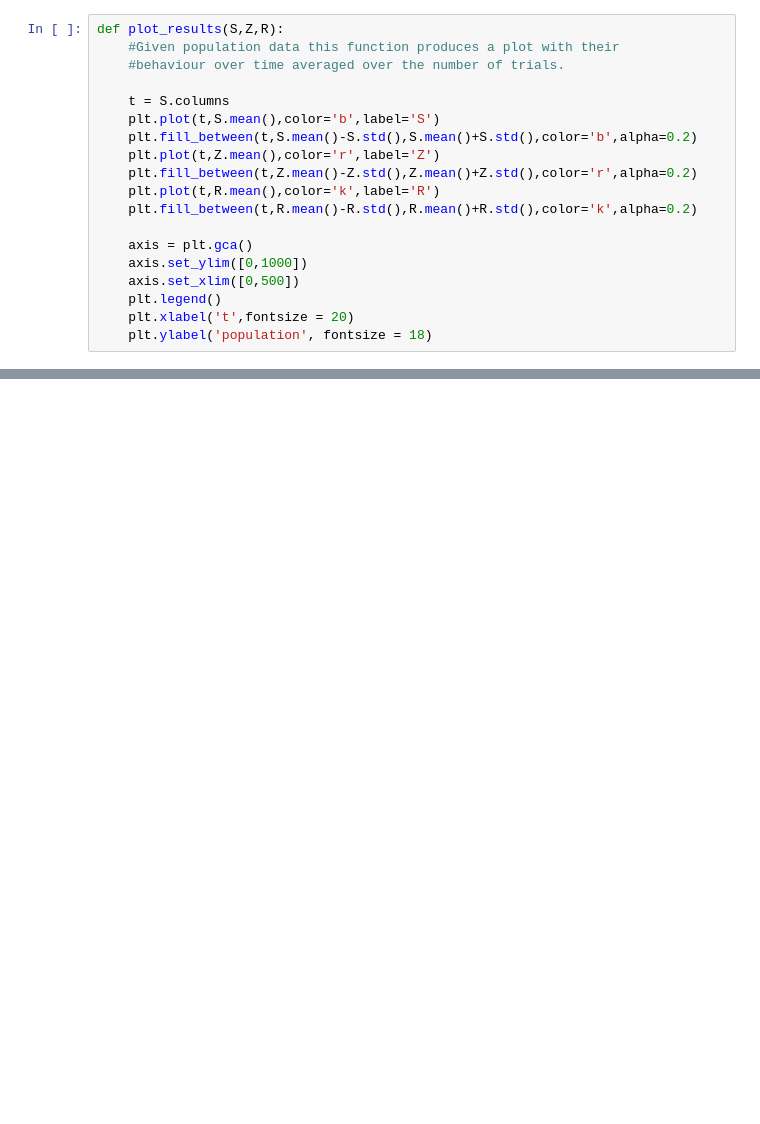
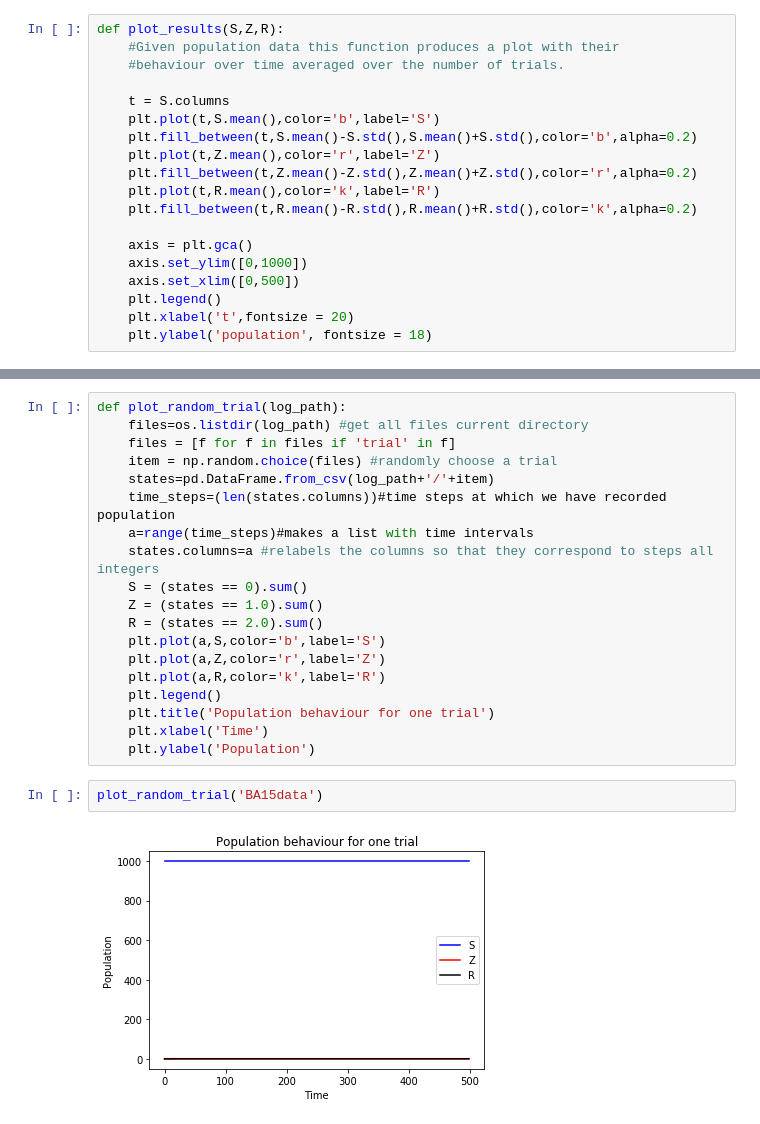
Before and after one commit to nanton96/Stochastic-Simulations-On-Scale-Free-Networks, a Jupyter notebook: main_analysis.ipynb, the cells around one changed output, grey strips where cells are left out. Cells and saved outputs as stored; diff of their text form; blank space fills up the shorter version.

```diff
--- a/main_analysis.ipynb
+++ b/main_analysis.ipynb
@@ -72,0 +74,23 @@ plt.ylabel('Number of occurences', fontsize = 20)
+# %%
+def plot_random_trial(log_path):
+    files=os.listdir(log_path) #get all files current directory
+    files = [f for f in files if 'trial' in f]
+    item = np.random.choice(files) #randomly choose a trial
+    states=pd.DataFrame.from_csv(log_path+'/'+item)
+    time_steps=(len(states.columns))#time steps at which we have recorded population
+    a=range(time_steps)#makes a list with time intervals
+    states.columns=a #relabels the columns so that they correspond to steps all integers
+    S = (states == 0).sum()
+    Z = (states == 1.0).sum()
+    R = (states == 2.0).sum()
+    plt.plot(a,S,color='b',label='S')
+    plt.plot(a,Z,color='r',label='Z')
+    plt.plot(a,R,color='k',label='R')
+    plt.legend()
+    plt.title('Population behaviour for one trial')
+    plt.xlabel('Time')
+    plt.ylabel('Population')
+# %%
+plot_random_trial('BA15data')
+# %% [output]
+[figure, added]
```
Also changed, not shown: parts of 13 cells of this notebook.
